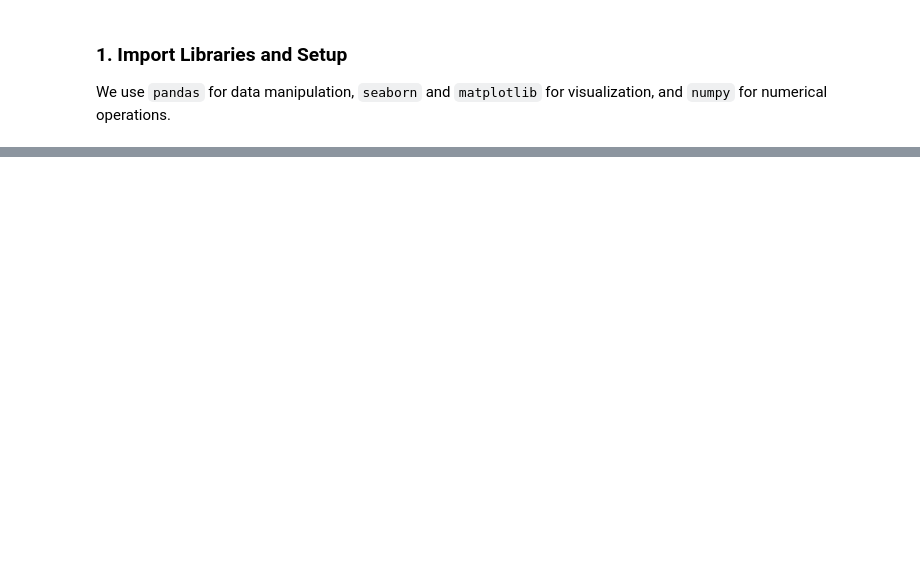
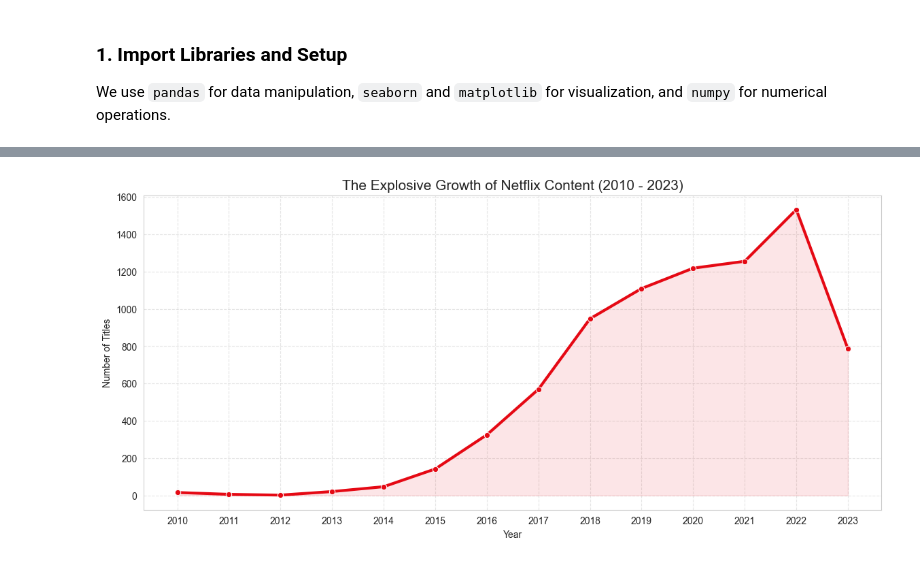
Before and after one commit to MouryaManideep/EXPLORATORY-DATA-ANALYSIS-ON-NETFLIX-DATASET-, a Jupyter notebook: netflix.ipynb, the cells around one changed output, grey strips where cells are left out. Saved outputs shown, nothing was run; the diff lists cells and outputs as text; code cells hidden in the pictures; blank space fills up the shorter version.

```diff
--- a/netflix.ipynb
+++ b/netflix.ipynb
@@ -251,0 +119,13 @@ From our EDA, we have observed several interesting trends:
+# %%
+titles_per_year = df[df['Year'] >= 2010]['Year'].value_counts().sort_index()
+plt.figure(figsize=(14, 6))
+sns.lineplot(x=titles_per_year.index.astype(int), y=titles_per_year.values, marker='o', linewidth=3, color='#E50914')
+plt.fill_between(titles_per_year.index.astype(int), titles_per_year.values, color='#E50914', alpha=0.1)
+plt.title("The Explosive Growth of Netflix Content (2010 - 2023)", fontsize=15)
+plt.xlabel("Year")
+plt.ylabel("Number of Titles")
+plt.xticks(titles_per_year.index.astype(int))
+plt.grid(True, linestyle='--', alpha=0.5)
+plt.show()
+# %% [output]
+[figure, added]
```
Also changed, not shown: parts of 50 cells of this notebook.
